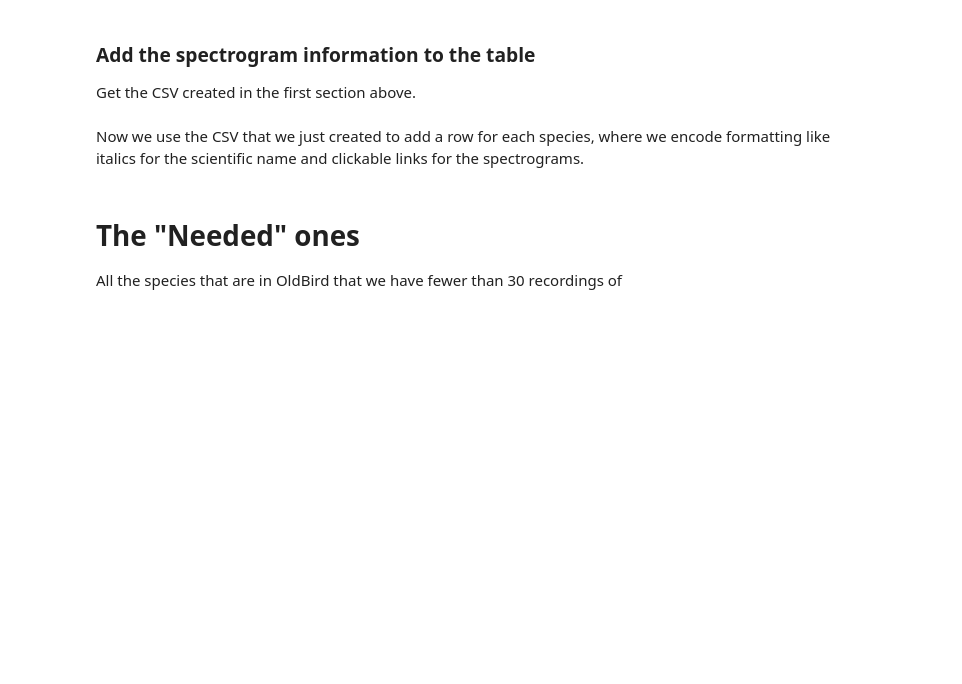
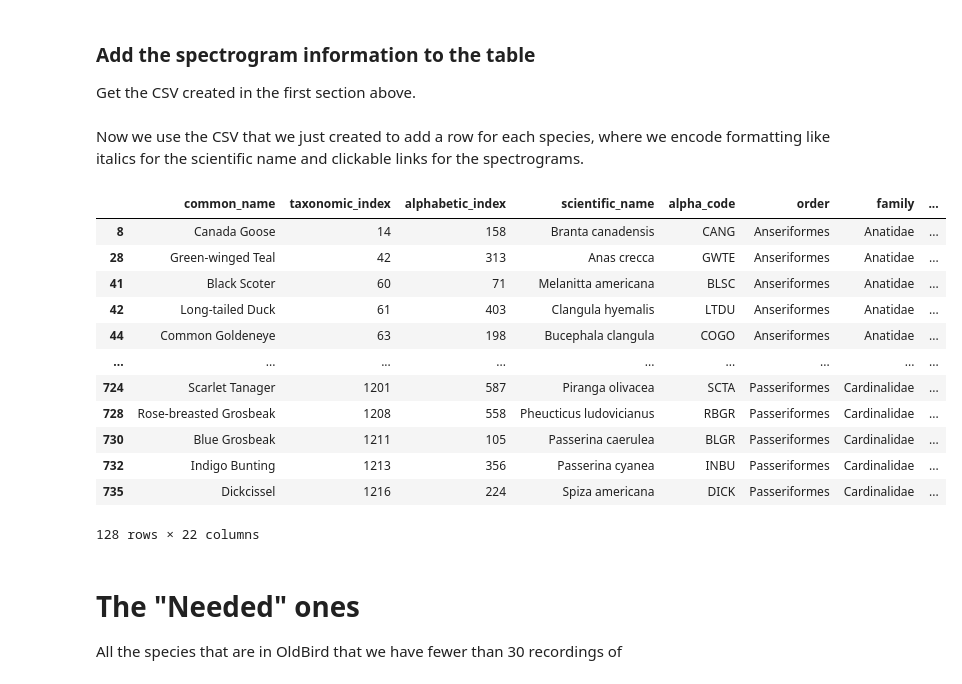
Before and after one commit to rhine3/nocturnalflightcalls.com, a Jupyter notebook: code/3_create_spectrogram_display_table/create_spectrogram_display_table.ipynb, the cells around one changed output. Saved outputs shown, nothing was run; the diff lists cells and outputs as text; code cells hidden in the pictures; blank space fills up the shorter version.

Commit message:
Update table creation

```diff
--- a/code/3_create_spectrogram_display_table/create_spectrogram_display_table.ipynb
+++ b/code/3_create_spectrogram_display_table/create_spectrogram_display_table.ipynb
@@ -338,4 +387,20 @@ full_df = pd.read_csv("table_source.csv")
 df = full_df[~full_df.display_images.isna()]
 # %% [markdown]
 Now we use the CSV that we just created to add a row for each species, where we encode formatting like italics for the scientific name and clickable links for the spectrograms.
+# %%
+df
+# %% [output]
+|  | common_name | taxonomic_index | alphabetic_index | scientific_name | alpha_code | order | family | ... |
+| 8 | Canada Goose | 14 | 158 | Branta canadensis | CANG | Anseriformes | Anatidae | ... |
+| 28 | Green-winged Teal | 42 | 313 | Anas crecca | GWTE | Anseriformes | Anatidae | ... |
+| 41 | Black Scoter | 60 | 71 | Melanitta americana | BLSC | Anseriformes | Anatidae | ... |
+| 42 | Long-tailed Duck | 61 | 403 | Clangula hyemalis | LTDU | Anseriformes | Anatidae | ... |
+| 44 | Common Goldeneye | 63 | 198 | Bucephala clangula | COGO | Anseriformes | Anatidae | ... |
+| ... | ... | ... | ... | ... | ... | ... | ... | ... |
+| 724 | Scarlet Tanager | 1201 | 587 | Piranga olivacea | SCTA | Passeriformes | Cardinalidae | ... |
+| 728 | Rose-breasted Grosbeak | 1208 | 558 | Pheucticus ludovicianus | RBGR | Passeriformes | Cardinalidae | ... |
+| 730 | Blue Grosbeak | 1211 | 105 | Passerina caerulea | BLGR | Passeriformes | Cardinalidae | ... |
+| 732 | Indigo Bunting | 1213 | 356 | Passerina cyanea | INBU | Passeriformes | Cardinalidae | ... |
+| 735 | Dickcissel | 1216 | 224 | Spiza americana | DICK | Passeriformes | Cardinalidae | ... |
+128 rows × 22 columns
 # %%
```
Also changed, not shown: parts of 14 cells of this notebook, 1 other file.
